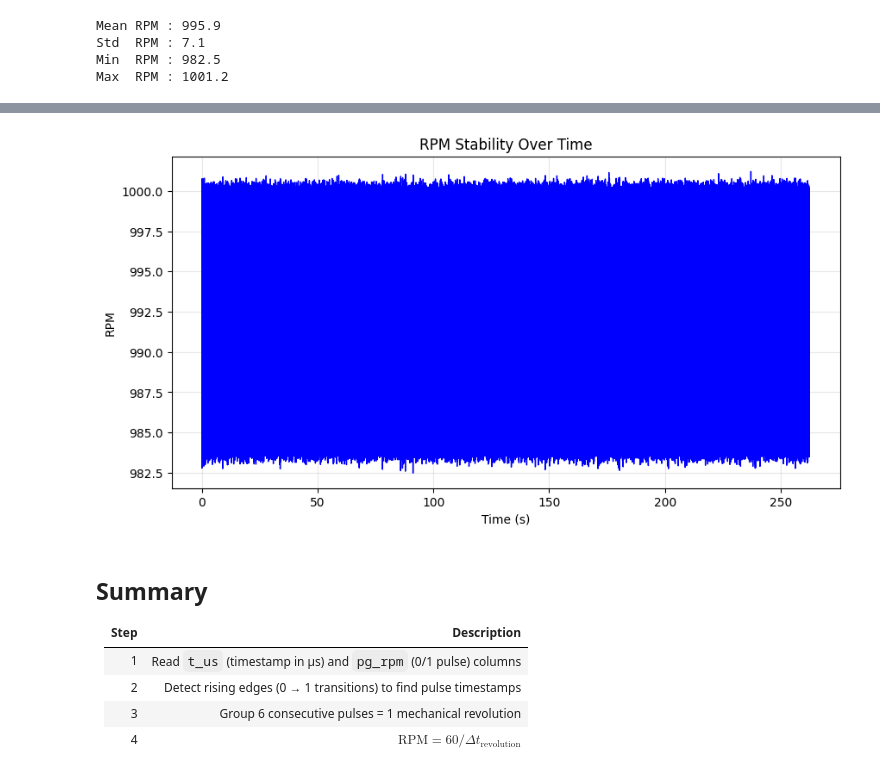
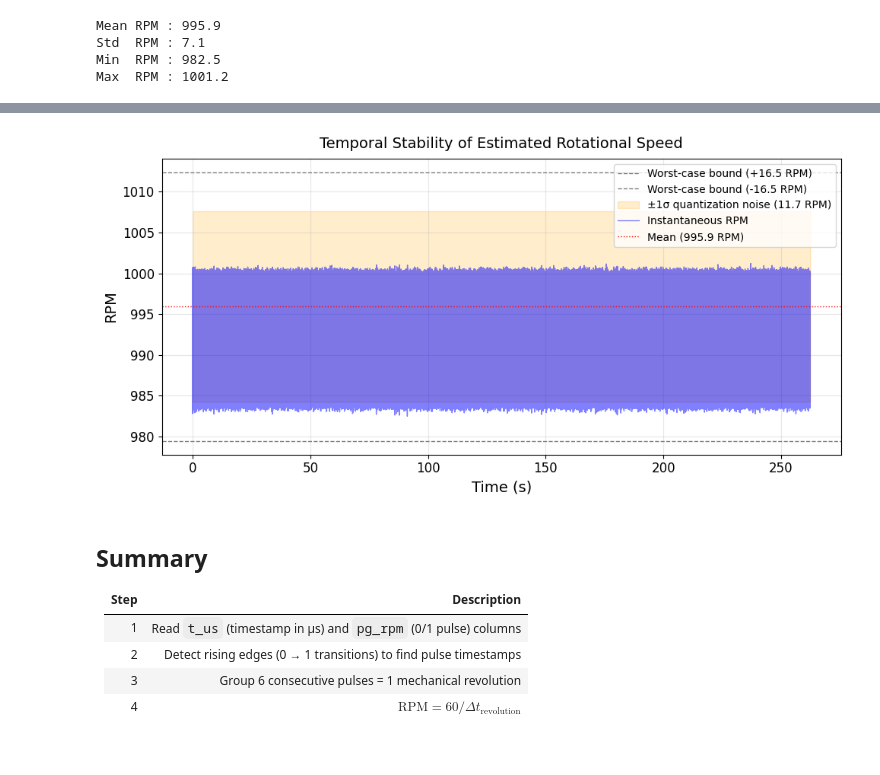
Before and after one commit to Atikas/OpenBLDCData, a Jupyter notebook: examples/RPM_calculation.ipynb, the cells around one changed output, grey strips where cells are left out. Cells and saved outputs as stored; diff of their text form; code cells hidden in the pictures.

```diff
--- a/examples/RPM_calculation.ipynb
+++ b/examples/RPM_calculation.ipynb
@@ -50,14 +89,15 @@ where $\Delta t_{6\,\text{pulses}}$ is the time interval (in seconds) spanning 6
 # %%
 
-if len(pulse_times) > PULSES_PER_REV:
-    rev_dt = pulse_times[PULSES_PER_REV:] - pulse_times[:-PULSES_PER_REV]
-    rpm_values = 60.0 / rev_dt
-    rpm_times  = pulse_times[PULSES_PER_REV:]  # timestamp at the end of each revolution
 
-    print(f"Mean RPM : {rpm_values.mean():.1f}")
-    print(f"Std  RPM : {rpm_values.std():.1f}")
-    print(f"Min  RPM : {rpm_values.min():.1f}")
-    print(f"Max  RPM : {rpm_values.max():.1f}")
+rev_dt = pulse_times[PULSES_PER_REV:] - pulse_times[:-PULSES_PER_REV]
+rpm_values = 60.0 / rev_dt
+rpm_times  = pulse_times[PULSES_PER_REV:]  # timestamp at the end of each revolution
+mean_rpm = rpm_values.mean()
+
+print(f"Mean RPM : {mean_rpm:.1f}")
+print(f"Std  RPM : {rpm_values.std():.1f}")
+print(f"Min  RPM : {rpm_values.min():.1f}")
+print(f"Max  RPM : {rpm_values.max():.1f}")
 # %% [output]
 Mean RPM : 995.9
 Std  RPM : 7.1
@@ -97,16 +141,31 @@ Conclusion: the observed RPM spread is consistent with the theoretical uncertain
 # %%
-if 'rpm_times' not in globals() or 'rpm_values' not in globals():
-    raise NameError("rpm_times and rpm_values are not defined. Run the previous RPM calculation cell first.")
+
+rms_uncertainty = 11.7
+worst_case_bound = 16.5
 
 plt.figure(figsize=(10, 5))
-plt.plot(rpm_times, rpm_values, linestyle='-', color='blue', linewidth=1)
-plt.title('RPM Stability Over Time')
-plt.xlabel('Time (s)')
-plt.ylabel('RPM')
+plt.axhline(y=mean_rpm + worst_case_bound, color='gray', linestyle='--', linewidth=1, label=f'Worst-case bound (+{worst_case_bound} RPM)')
+plt.axhline(y=mean_rpm - worst_case_bound, color='gray', linestyle='--', linewidth=1, label=f'Worst-case bound (-{worst_case_bound} RPM)')
+plt.fill_between(rpm_times,
+                 mean_rpm - rms_uncertainty,
+                 mean_rpm + rms_uncertainty,
+                 color='orange', alpha=0.2,
+                 label=f'±1σ quantization noise ({rms_uncertainty:.1f} RPM)',
+                 zorder=1)
+plt.plot(rpm_times, rpm_values, linestyle='-', color='blue', linewidth=1, alpha=0.5, label='Instantaneous RPM', zorder=2)
+plt.axhline(y=mean_rpm, color='red', linestyle=':', linewidth=1, label=f'Mean ({mean_rpm:.1f} RPM)')
+
+plt.title('Temporal Stability of Estimated Rotational Speed', fontsize=14, pad=10)
+plt.xlabel('Time (s)', fontsize=14)
+plt.ylabel('RPM', fontsize=14)
+plt.gca().tick_params(axis='both', which='major', labelsize=12)
+
 plt.grid(True, alpha=0.3)
+plt.legend(loc='upper right', fontsize=10)
+plt.tight_layout()
 plt.show()
 # %% [output]
-[figure, old version]
+[figure, new version]
 # %% [markdown]
 ## Summary
 
```
Also changed, not shown: parts of 4 cells of this notebook.
